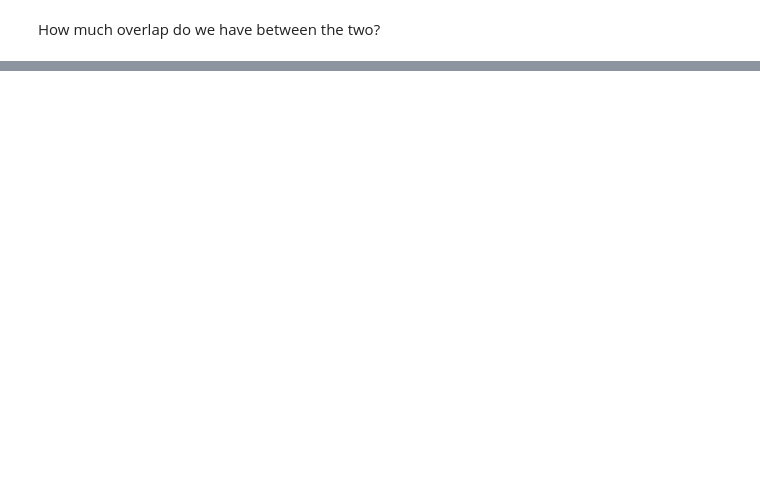
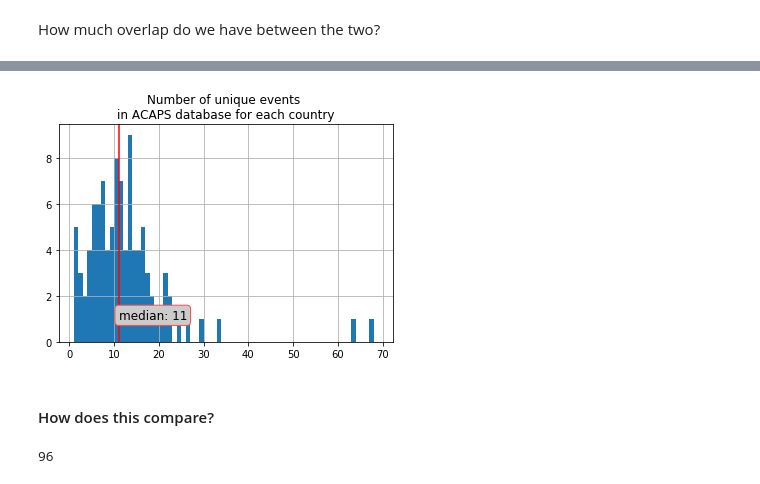
Before and after one commit to bjsmith/containment, a Jupyter notebook: source conversion.ipynb, the cells around one changed output, grey strips where cells are left out. Saved outputs shown, nothing was run; the diff lists cells and outputs as text; code cells hidden in the pictures; blank space fills up the shorter version.

```diff
--- a/source conversion.ipynb
+++ b/source conversion.ipynb
@@ -341,0 +691,19 @@ ef_cm.loc[ef_cm.Country=="New Zealand",:]
+# %%
+#exclude economics
+useful_ef_from_acaps = ef_from_acaps_unique.loc[ef_from_acaps_unique.Keywords!='economic stimulus',:]
+print(len(ef_from_acaps_unique))
+print(len(useful_ef_from_acaps))
+
+def my_agg(x):
+    names = {
+        'num_unique_keywords': len(x['Keywords'].value_counts()),
+         'num_unique_events': len(x['Keywords'])
+    }
+
+    return pd.Series(names, index=['num_unique_keywords','num_unique_events'])
+
+
+acaps_data_summary = (useful_ef_from_acaps
+    .loc[ef_from_acaps_unique.Country.isin(regions_acaps),:]
+     .groupby('Country').apply(my_agg).reset_index()
+     )
@@ -341,0 +713,17 @@ ef_cm.loc[ef_cm.Country=="New Zealand",:]
+# %%
+import matplotlib.pyplot as plt
+
+acaps_data_summary.num_unique_keywords.hist()
+
+median_pos = acaps_data_summary.num_unique_keywords.median()
+plt.title('Number of unique categories of events\nin ACAPS database for each country')
+def plot_median(med_pos):
+    plt.axvline(x=med_pos,color='red')
+    plt.text(median_pos, 1, 'median: ' + str(int(med_pos)), fontsize=12,
+             horizontalalignment='left',
+            bbox=dict(boxstyle="round",
+                       ec=(1.0, 0.3, 0.3),
+                       fc=(0.8, 0.8, 0.8)))
+
+plot_median(median_pos)
+plt.show()
@@ -341,0 +732,19 @@ ef_cm.loc[ef_cm.Country=="New Zealand",:]
+# %%
+import matplotlib.pyplot as plt
+
+acaps_data_summary.num_unique_events.hist(bins=range(1,70))
+plt.title('Number of unique events \nin ACAPS database for each country')
+median_pos = acaps_data_summary.num_unique_events.median()
+plot_median(median_pos)
+
+plt.show()
+# %% [output]
+[figure, added]
+# %% [markdown]
+#### How does this compare?
+# %%
+ef_regions = ef_cm.Country.unique()
+ef_countries = ef_regions[[s.find('US:')!=0 for s in ef_regions]] #exclude US
+len(ef_countries)
+# %% [output]
+96
```
Also changed, not shown: parts of 94 cells of this notebook, 3 other files.
